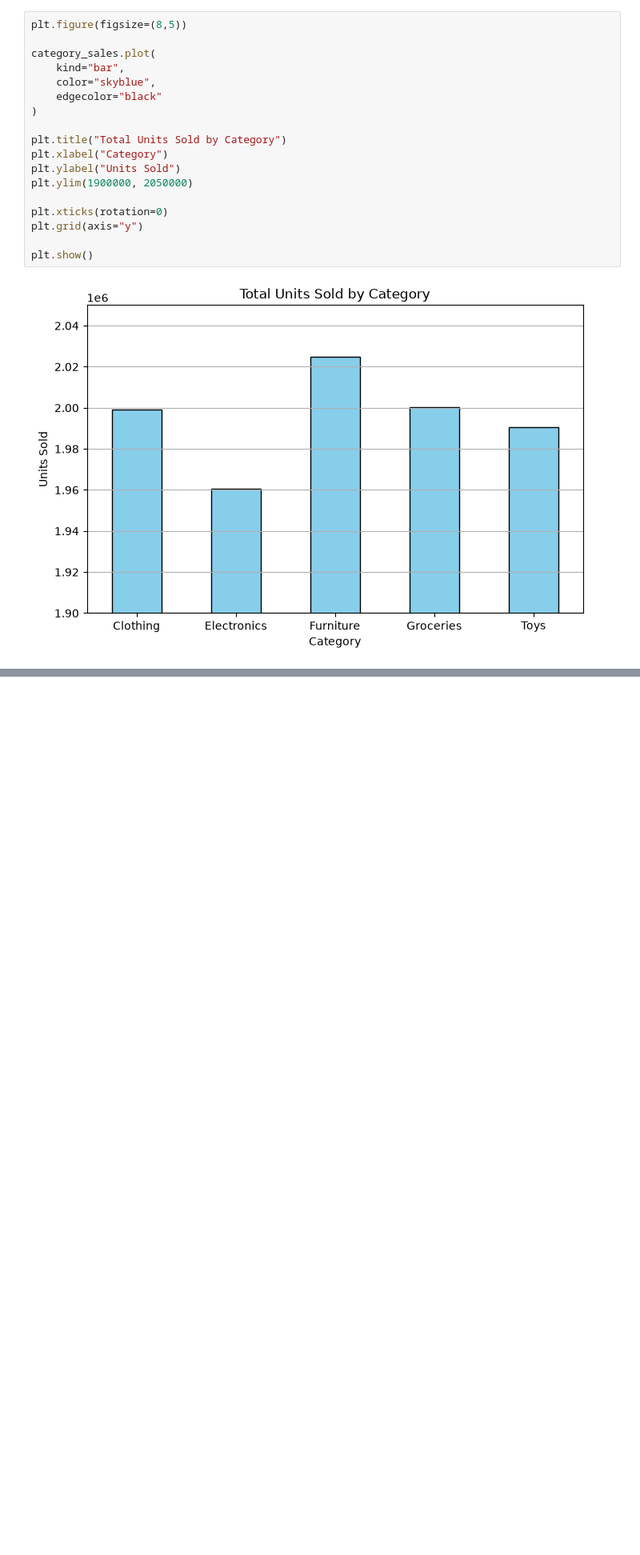
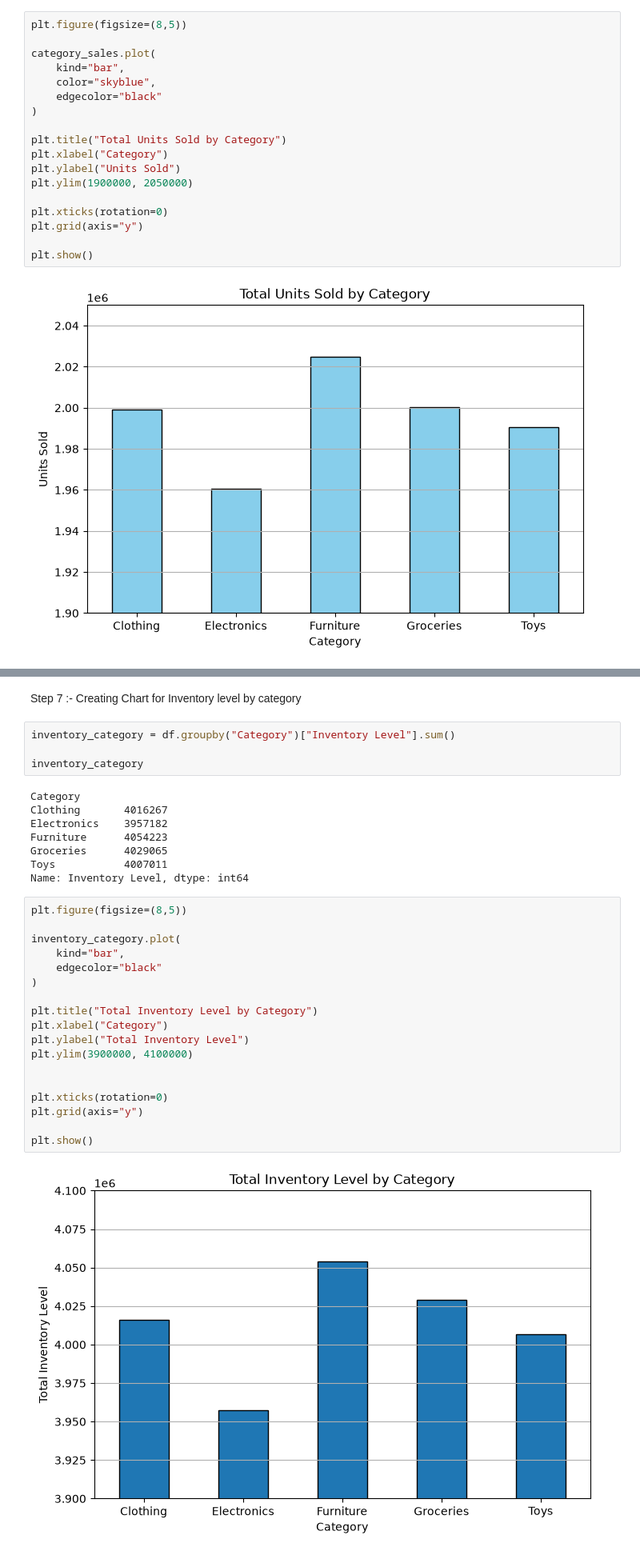
Before and after one commit to sabaadeeb4225-create/Supply-Chain-Demand-Forecasting, a Jupyter notebook: notebooks/eda.ipynb, the cells around one changed output, grey strips where cells are left out. Shown at 80% size. Cells and saved outputs as stored; diff of their text form; blank space fills up the shorter version.

Commit message:
Created Chart of Total Inventory Level by category

```diff
--- a/notebooks/eda.ipynb
+++ b/notebooks/eda.ipynb
@@ -370,0 +377,34 @@ plt.show()
+# %% [markdown]
+Step 7 :-  Creating Chart for Inventory level by category
+# %%
+inventory_category = df.groupby("Category")["Inventory Level"].sum()
+
+inventory_category
+# %% [output]
+Category
+Clothing       4016267
+Electronics    3957182
+Furniture      4054223
+Groceries      4029065
+Toys           4007011
+Name: Inventory Level, dtype: int64
+# %%
+plt.figure(figsize=(8,5))
+
+inventory_category.plot(
+    kind="bar",
+    edgecolor="black"
+)
+
+plt.title("Total Inventory Level by Category")
+plt.xlabel("Category")
+plt.ylabel("Total Inventory Level")
+plt.ylim(3900000, 4100000)
+
+
+plt.xticks(rotation=0)
+plt.grid(axis="y")
+
+plt.show()
+# %% [output]
+[figure, added]
```
Also changed, not shown: parts of 2 cells of this notebook.
